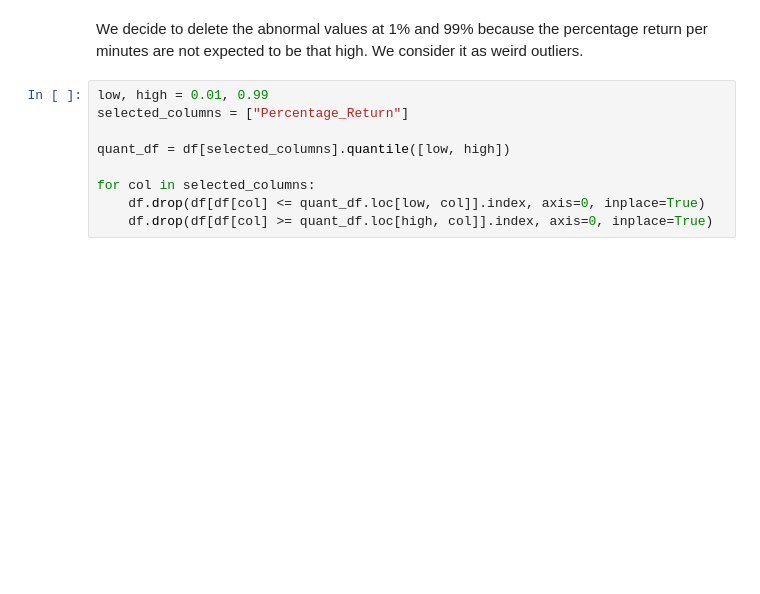
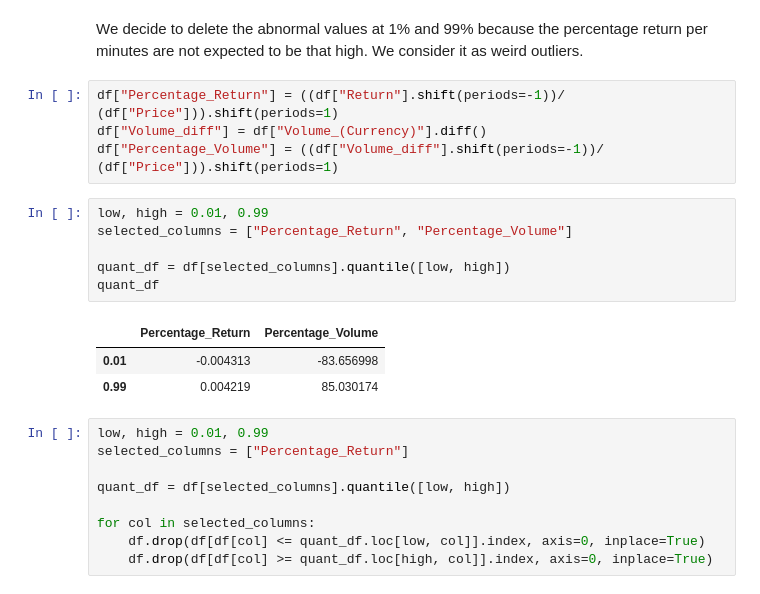
Before and after one commit to zhouchun0105/BA780-project, a Jupyter notebook: SUBMIT_Bitcoin_Price_and_Movement_Prediction.ipynb, the cells around one changed output. Drawn from its saved outputs; the diff is of its cells as text; blank space fills up the shorter version.

```diff
--- a/SUBMIT_Bitcoin_Price_and_Movement_Prediction.ipynb
+++ b/SUBMIT_Bitcoin_Price_and_Movement_Prediction.ipynb
@@ -205,6 +236,20 @@ df["Percentage_Return"].plot(title="Percentage Return over Time")
 The percentage return has more fluctuation in earlier years than recent's.
 # %% [markdown]
 We decide to delete the abnormal values at 1% and 99% because the percentage return per minutes are not expected to be that high. We consider it as weird outliers.
+# %%
+df["Percentage_Return"] = ((df["Return"].shift(periods=-1))/ (df["Price"])).shift(periods=1)
+df["Volume_diff"] = df["Volume_(Currency)"].diff()
+df["Percentage_Volume"] = ((df["Volume_diff"].shift(periods=-1))/ (df["Price"])).shift(periods=1)
+# %%
+low, high = 0.01, 0.99
+selected_columns = ["Percentage_Return", "Percentage_Volume"]
+
+quant_df = df[selected_columns].quantile([low, high])
+quant_df
+# %% [output]
+|  | Percentage_Return | Percentage_Volume |
+| 0.01 | -0.004313 | -83.656998 |
+| 0.99 | 0.004219 | 85.030174 |
 # %%
 low, high = 0.01, 0.99
 selected_columns = ["Percentage_Return"]
```
Also changed, not shown: parts of 97 cells of this notebook.
